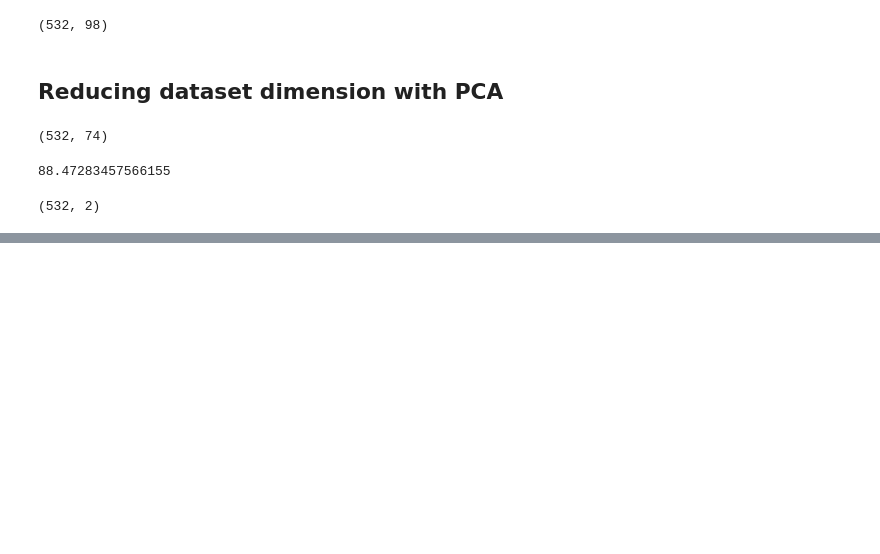
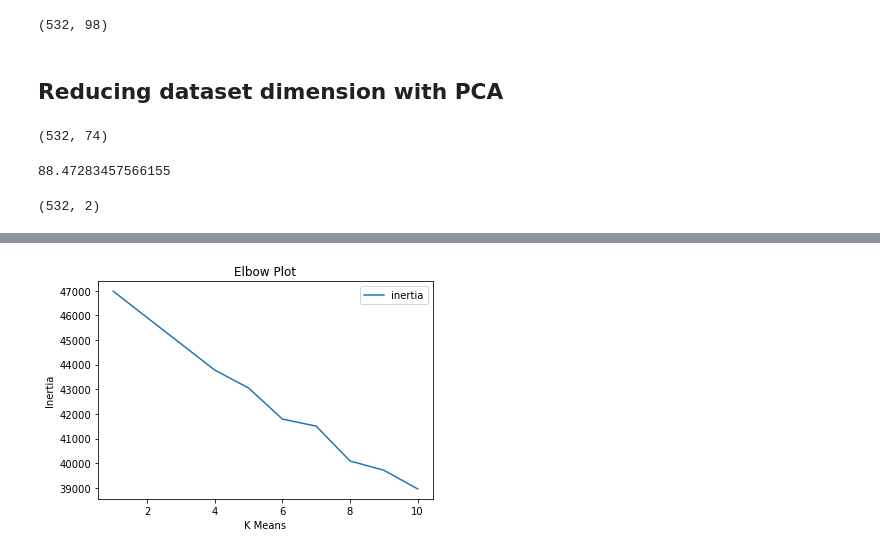
Before and after one commit to josephchancey/crypto-clustering, a Jupyter notebook: notebooks/crypto_analysis.ipynb, the cells around one changed output, grey strips where cells are left out. Saved outputs shown, nothing was run; the diff lists cells and outputs as text; code cells hidden in the pictures; blank space fills up the shorter version.

```diff
--- a/notebooks/crypto_analysis.ipynb
+++ b/notebooks/crypto_analysis.ipynb
@@ -163,0 +165,20 @@ plt.show()
+# %%
+# Identify cluster with k-means
+inertia = []
+k = list(range(1,11))
+
+for i in k:
+    kmeans = KMeans(n_clusters=i, random_state=0)
+    kmeans.fit(principal_compnenets)
+    inertia.append(kmeans.inertia_)
+# %%
+# Elbow plot
+elbow_df = pd.DataFrame({"k": k, "inertia": inertia})
+elbow_df.plot.line(x="k", y="inertia")
+plt.xlabel("K Means")
+plt.ylabel("Inertia")
+plt.title("Elbow Plot")
+
+plt.show()
+# %% [output]
+[figure, added]
```
Also changed, not shown: parts of 2 cells of this notebook.
